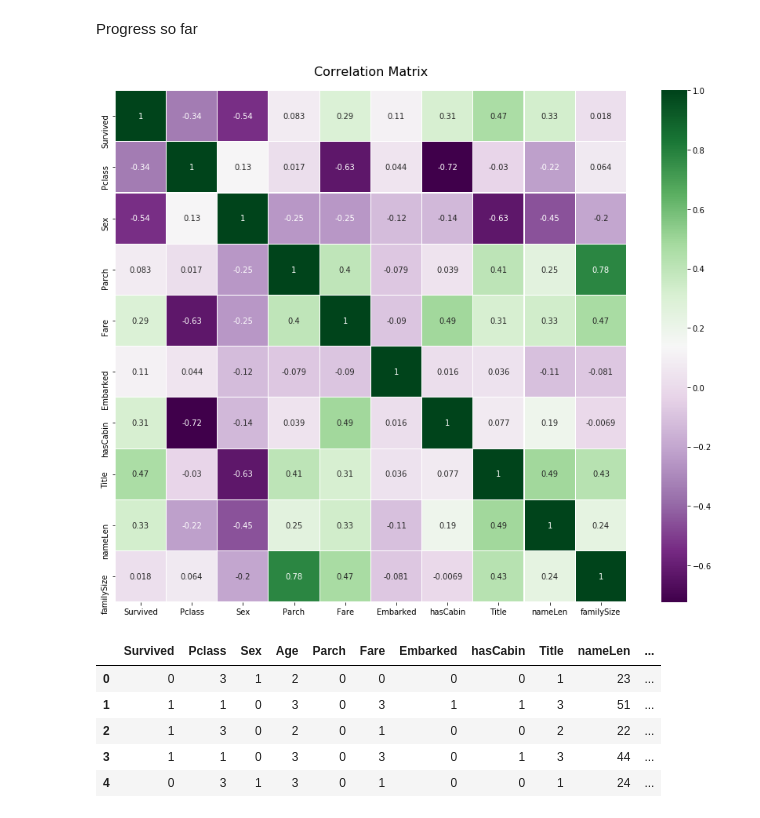
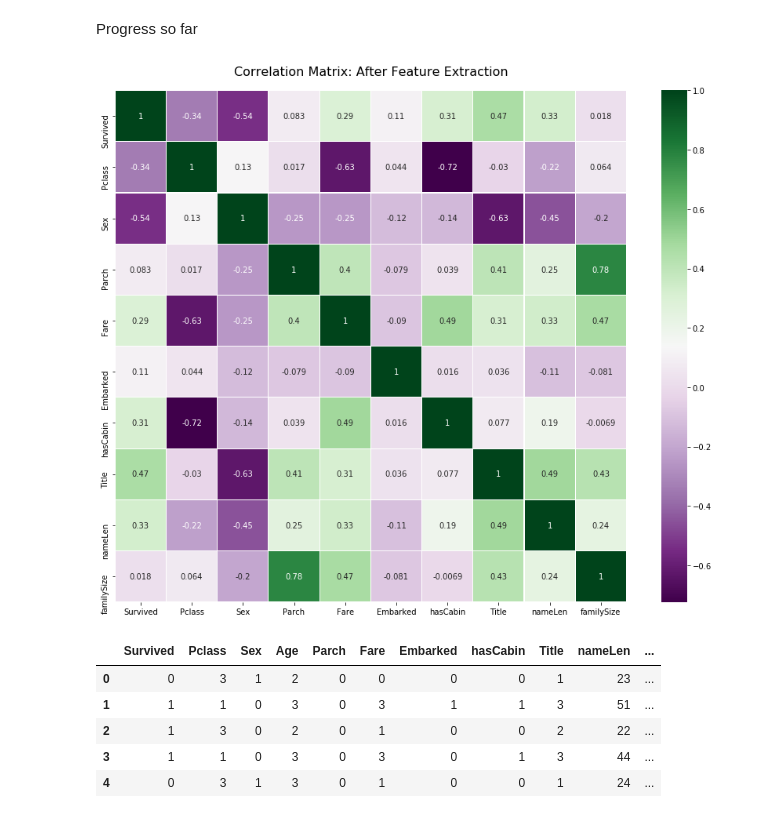
Before and after one commit to KunalGehlot/Kaggle-Titanic-Machine-Learning-from-Disaster, a Jupyter notebook: titanic.ipynb, the cells around one changed output. Drawn from its saved outputs; the diff is of its cells as text; code cells hidden in the pictures.

Commit message:
feature plots

```diff
--- a/titanic.ipynb
+++ b/titanic.ipynb
@@ -309,17 +323,17 @@ for df in dataList:
 # %%
 colors = plt.cm.PRGn
 correlation = train_df.corr()
 plt.figure(figsize = (16,12))
-plt.title("Correlation Matrix", y = 1.02, size = 16)
+plt.title("Correlation Matrix: After Feature Extraction", y = 1.02, size = 16)
 sns.heatmap(
     correlation, linewidths = 0.12,
     vmax = 1.0, square = True,
     cmap = colors, linecolor = 'white',
     annot = True
     )
 plt.show()
 # %% [output]
-[figure, old version]
+[figure, new version]
 # %%
 for df in dataList:
     display(df.head())
```
Also changed, not shown: parts of 2 cells of this notebook.
